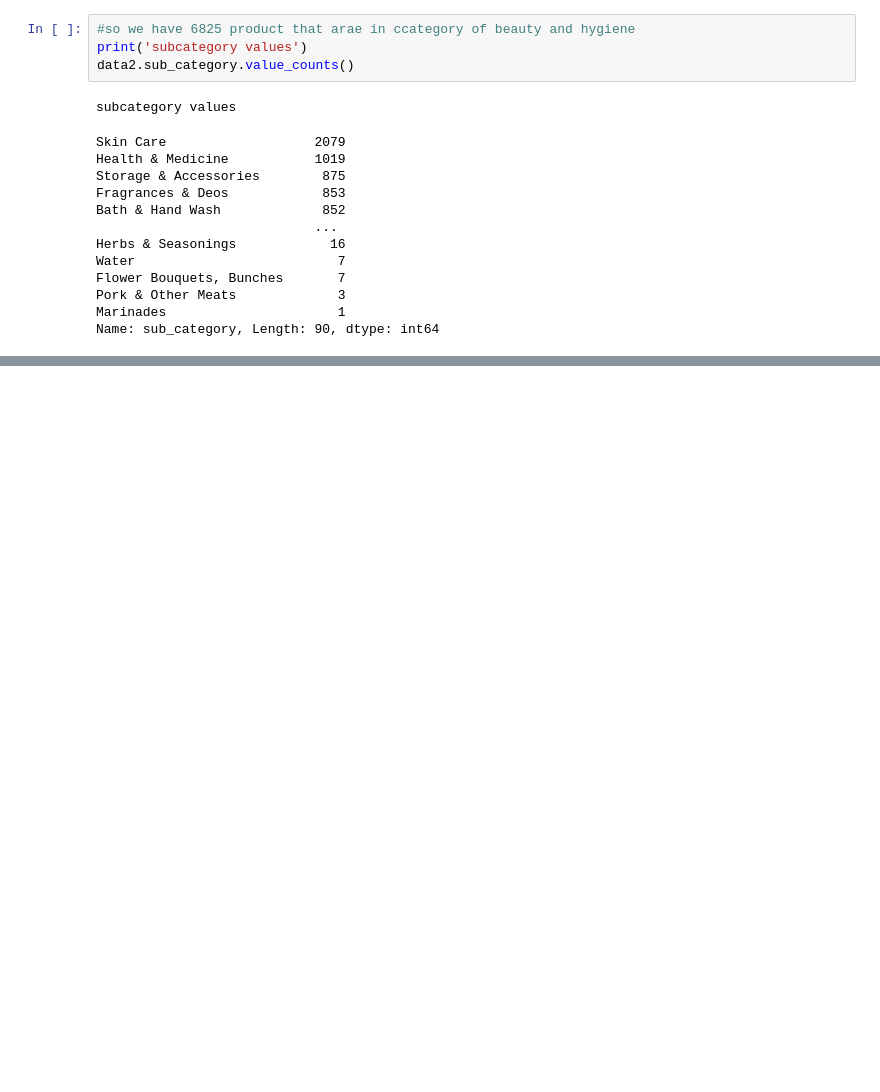
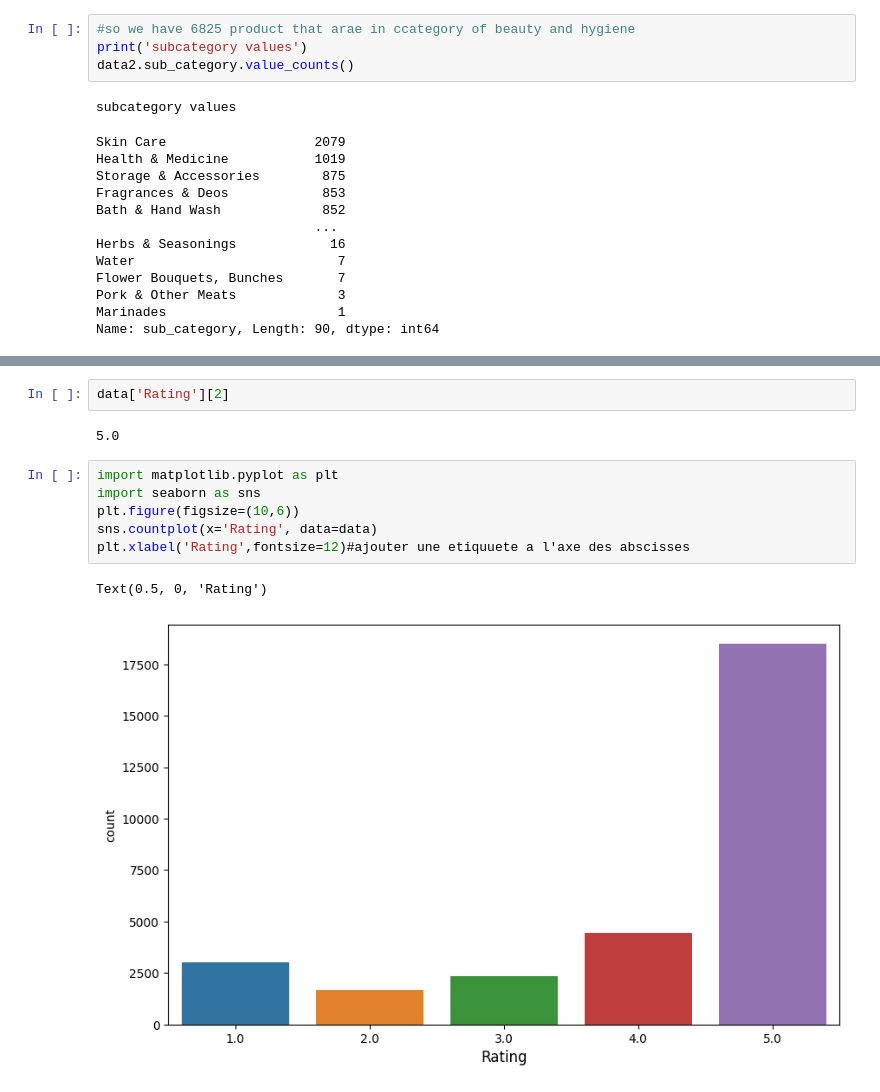
Before and after one commit to Fatimazahraealamrani/inteship, a Jupyter notebook: analyse_data.ipynb, the cells around one changed output, grey strips where cells are left out. Drawn from its saved outputs; the diff is of its cells as text; blank space fills up the shorter version.

```diff
--- a/analyse_data.ipynb
+++ b/analyse_data.ipynb
@@ -160,0 +212,13 @@ Name: sub_category, Length: 90, dtype: int64
+# %%
+data['Rating'][2]
+# %% [output]
+5.0
+# %%
+import matplotlib.pyplot as plt
+import seaborn as sns
+plt.figure(figsize=(10,6))
+sns.countplot(x='Rating', data=data)
+plt.xlabel('Rating',fontsize=12)#ajouter une etiquuete a l'axe des abscisses
+# %% [output]
+Text(0.5, 0, 'Rating')
+[figure, added]
```
Also changed, not shown: parts of 11 cells of this notebook.
